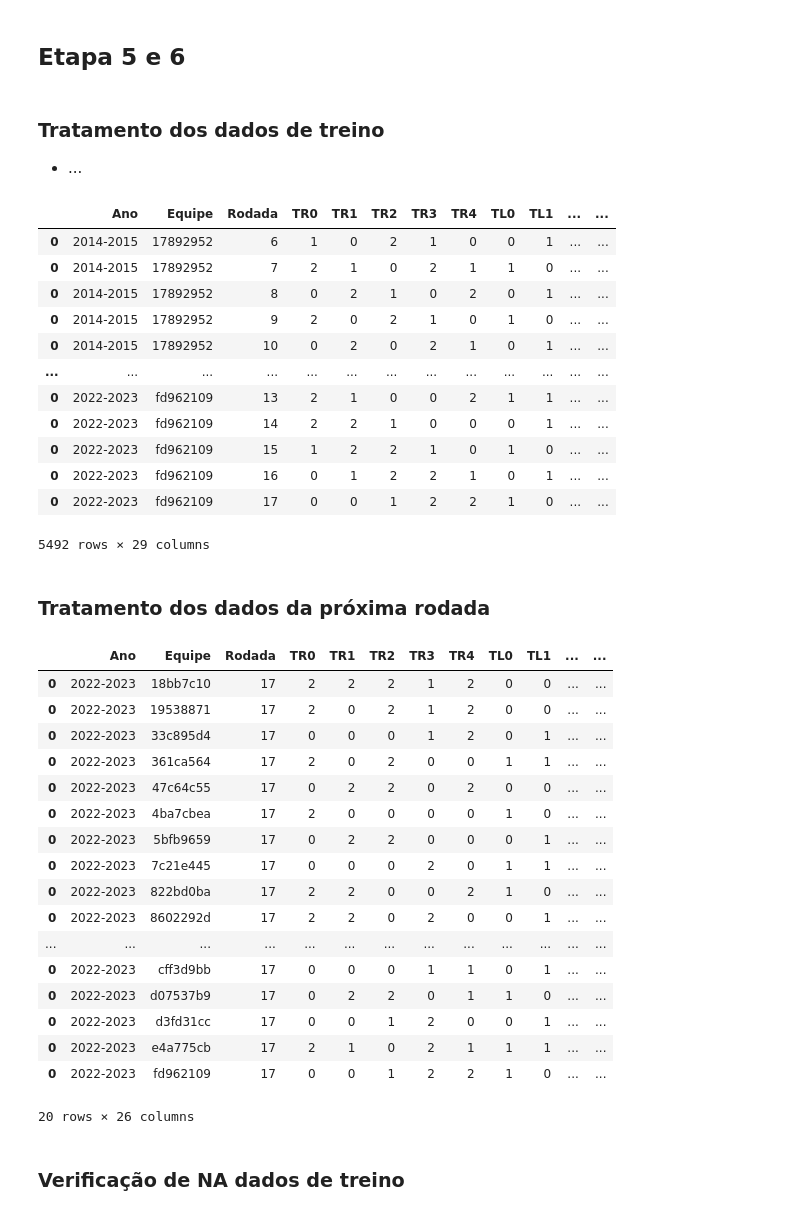
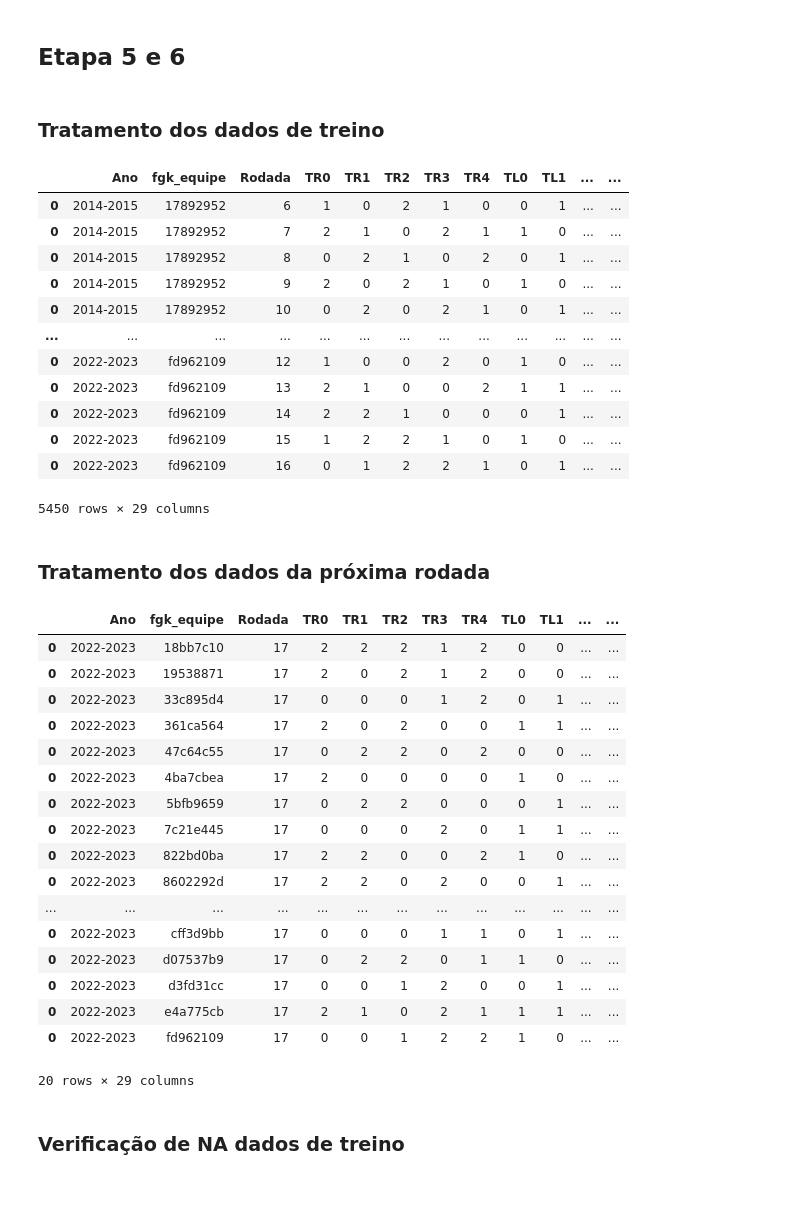
Before and after one commit to HygorSantiago/FutIA, a Jupyter notebook: Tratamento data set.ipynb, the cells around one changed output. Drawn from its saved outputs; the diff is of its cells as text; code cells hidden in the pictures.

```diff
--- a/Tratamento data set.ipynb
+++ b/Tratamento data set.ipynb
@@ -247,24 +332,21 @@ dtype: int64
     <li>Filtro de Rodadas maiores que 5 e menores que 39</li>
 </ul>
 # %%
-df_3 = df_2.assign(
-    **{'Rodada': lambda x: x['Rodada']+1}
-).set_index(
+fields_rodada = ['Resultado', 'fgk_equipe', 'Ano', 'Rodada', 'Local', 'GP', 'GC', 'Oponente', 'id']
+fileds_seq = ['Ano', 'fgk_equipe', 'Rodada', 'Seq_Resultado', 'Seq_Local', 'Seq_GP', 'Seq_GC']
+
+df_3 = df_2[fields_rodada].set_index(
     ['Ano', 'fgk_equipe', 'Rodada']
 ).join(
-    df_2.rename(
-        columns={
-            'Resultado':'Target'
-            , 'Oponente':'Target_Oponente'
-            , 'Local':'GL'
-            , 'GP':'Target_GP'
-            , 'GC':'Target_GC'
-        }
+    df_2[fileds_seq].assign(
+        **{'Rodada': lambda x: x['Rodada']+1}
     ).set_index(
         ['Ano', 'fgk_equipe', 'Rodada']
-    )[['Target', 'GL','Target_Oponente', 'Target_GP', 'Target_GC']]
+    )
 ).assign(
-    **{'Target': lambda x: x['Target'].str.replace('V', '2').str.replace('E', '1').str.replace('D', '0')} # Target
+    **{'Resultado': lambda x: x['Resultado'].str.replace('V', '2').str.replace('E', '1').str.replace('D', '0')} # Target
 ).query(
     "Rodada > 5 and Rodada < 39"
 )
+
+df_3
@@ -319,8 +416,8 @@ dtype: int64
 # %% [markdown]
 ### Correção dados treino
 # %%
-df_4 = df_3
+#df_4 = df_3
 
-# print(df_3.shape)
-# df_4 = df_3[df_3['GL'].notna()]
-# print(df_4.shape)
+print(df_3.shape)
+df_4 = df_3[df_3['Seq_Resultado'].notna()]
+print(df_4.shape)
@@ -353,51 +453,48 @@ print(df_4_next_round.shape)
 ## Etapa 5 e 6
 # %% [markdown]
 ### Tratamento dos dados de treino
-<ul>
-    <li> ... </li>
-</ul>
 # %%
 df_5 = pd.DataFrame()
 
 for r in df_4.iterrows():
     df_5 = pd.concat(
         [
             df_5
             , pd.Series({
-                **dict(zip(['Ano', 'Equipe', 'Rodada'], r[0]))
+                **dict(zip(['Ano', 'fgk_equipe', 'Rodada'], r[0]))
                 , **seq_to_dict(r[1]['Seq_Resultado'], 'TR')
                 , **seq_to_dict(r[1]['Seq_Local'], 'TL')
                 , **seq_to_dict(r[1]['Seq_GP'], 'TP')
                 , **seq_to_dict(r[1]['Seq_GC'], 'TC')
                 , **{
-                    'TGL': r[1]['GL']
-                    , 'Oponente': r[1]['Target_Oponente']
-                    , 'Target': r[1]['Target']
-                    , 'GP': r[1]['Target_GP']
-                    , 'GC': r[1]['Target_GC']
+                    'TGL': r[1]['Local']
+                    , 'Oponente': r[1]['Oponente']
+                    , 'Resultado': r[1]['Resultado']
+                    , 'GP': r[1]['GP']
+                    , 'GC': r[1]['GC']
                     , 'id': r[1]['id']
                 }
             })
         ]
         , axis=1
     )
 
 df_6 = df_5.T
 df_6
 # %% [output]
-|  | Ano | Equipe | Rodada | TR0 | TR1 | TR2 | TR3 | TR4 | TL0 | TL1 | ... | ... |
+|  | Ano | fgk_equipe | Rodada | TR0 | TR1 | TR2 | TR3 | TR4 | TL0 | TL1 | ... | ... |
 | 0 | 2014-2015 | 17892952 | 6 | 1 | 0 | 2 | 1 | 0 | 0 | 1 | ... | ... |
 | 0 | 2014-2015 | 17892952 | 7 | 2 | 1 | 0 | 2 | 1 | 1 | 0 | ... | ... |
 | 0 | 2014-2015 | 17892952 | 8 | 0 | 2 | 1 | 0 | 2 | 0 | 1 | ... | ... |
 | 0 | 2014-2015 | 17892952 | 9 | 2 | 0 | 2 | 1 | 0 | 1 | 0 | ... | ... |
 | 0 | 2014-2015 | 17892952 | 10 | 0 | 2 | 0 | 2 | 1 | 0 | 1 | ... | ... |
 | ... | ... | ... | ... | ... | ... | ... | ... | ... | ... | ... | ... | ... |
+| 0 | 2022-2023 | fd962109 | 12 | 1 | 0 | 0 | 2 | 0 | 1 | 0 | ... | ... |
 | 0 | 2022-2023 | fd962109 | 13 | 2 | 1 | 0 | 0 | 2 | 1 | 1 | ... | ... |
 | 0 | 2022-2023 | fd962109 | 14 | 2 | 2 | 1 | 0 | 0 | 0 | 1 | ... | ... |
 | 0 | 2022-2023 | fd962109 | 15 | 1 | 2 | 2 | 1 | 0 | 1 | 0 | ... | ... |
 | 0 | 2022-2023 | fd962109 | 16 | 0 | 1 | 2 | 2 | 1 | 0 | 1 | ... | ... |
-| 0 | 2022-2023 | fd962109 | 17 | 0 | 0 | 1 | 2 | 2 | 1 | 0 | ... | ... |
-5492 rows × 29 columns
+5450 rows × 29 columns
 # %% [markdown]
 ### Tratamento dos dados da próxima rodada
 # %%
@@ -408,17 +505,17 @@ for r in df_4_next_round.iterrows():
         [
             df_5_next_round
             , pd.Series({
-                **dict(zip(['Ano', 'Equipe', 'Rodada'], r[0]))
+                **dict(zip(['Ano', 'fgk_equipe', 'Rodada'], r[0]))
                 , **seq_to_dict(r[1]['Seq_Resultado'], 'TR')
                 , **seq_to_dict(r[1]['Seq_Local'], 'TL')
                 , **seq_to_dict(r[1]['Seq_GP'], 'TP')
                 , **seq_to_dict(r[1]['Seq_GC'], 'TC')
                 , **{
-                    'TGL': r[1]['GL']
-                    , 'Oponente': r[1]['Target_Oponente']
-#                     , 'Target': r[1]['Target']
-#                     , 'GP': r[1]['Target_GP']
-#                     , 'GC': r[1]['Target_GC']
+                    'TGL': r[1]['Local']
+                    , 'Oponente': r[1]['Oponente']
+                    , 'Resultado': r[1]['Resultado']
+                    , 'GP': r[1]['GP']
+                    , 'GC': r[1]['GC']
                     , 'id': r[1]['id']
                 }
             })
@@ -429,7 +526,7 @@ for r in df_4_next_round.iterrows():
 df_6_next_round = df_5_next_round.T
 df_6_next_round
 # %% [output]
-|  | Ano | Equipe | Rodada | TR0 | TR1 | TR2 | TR3 | TR4 | TL0 | TL1 | ... | ... |
+|  | Ano | fgk_equipe | Rodada | TR0 | TR1 | TR2 | TR3 | TR4 | TL0 | TL1 | ... | ... |
 | 0 | 2022-2023 | 18bb7c10 | 17 | 2 | 2 | 2 | 1 | 2 | 0 | 0 | ... | ... |
 | 0 | 2022-2023 | 19538871 | 17 | 2 | 0 | 2 | 1 | 2 | 0 | 0 | ... | ... |
 | 0 | 2022-2023 | 33c895d4 | 17 | 0 | 0 | 0 | 1 | 2 | 0 | 1 | ... | ... |
@@ -446,7 +543,7 @@ df_6_next_round
 | 0 | 2022-2023 | d3fd31cc | 17 | 0 | 0 | 1 | 2 | 0 | 0 | 1 | ... | ... |
 | 0 | 2022-2023 | e4a775cb | 17 | 2 | 1 | 0 | 2 | 1 | 1 | 1 | ... | ... |
 | 0 | 2022-2023 | fd962109 | 17 | 0 | 0 | 1 | 2 | 2 | 1 | 0 | ... | ... |
-20 rows × 26 columns
+20 rows × 29 columns
 # %% [markdown]
 ### Verificação de NA dados de treino
 # %%
```
Also changed, not shown: parts of 31 cells of this notebook, 3 other files.
